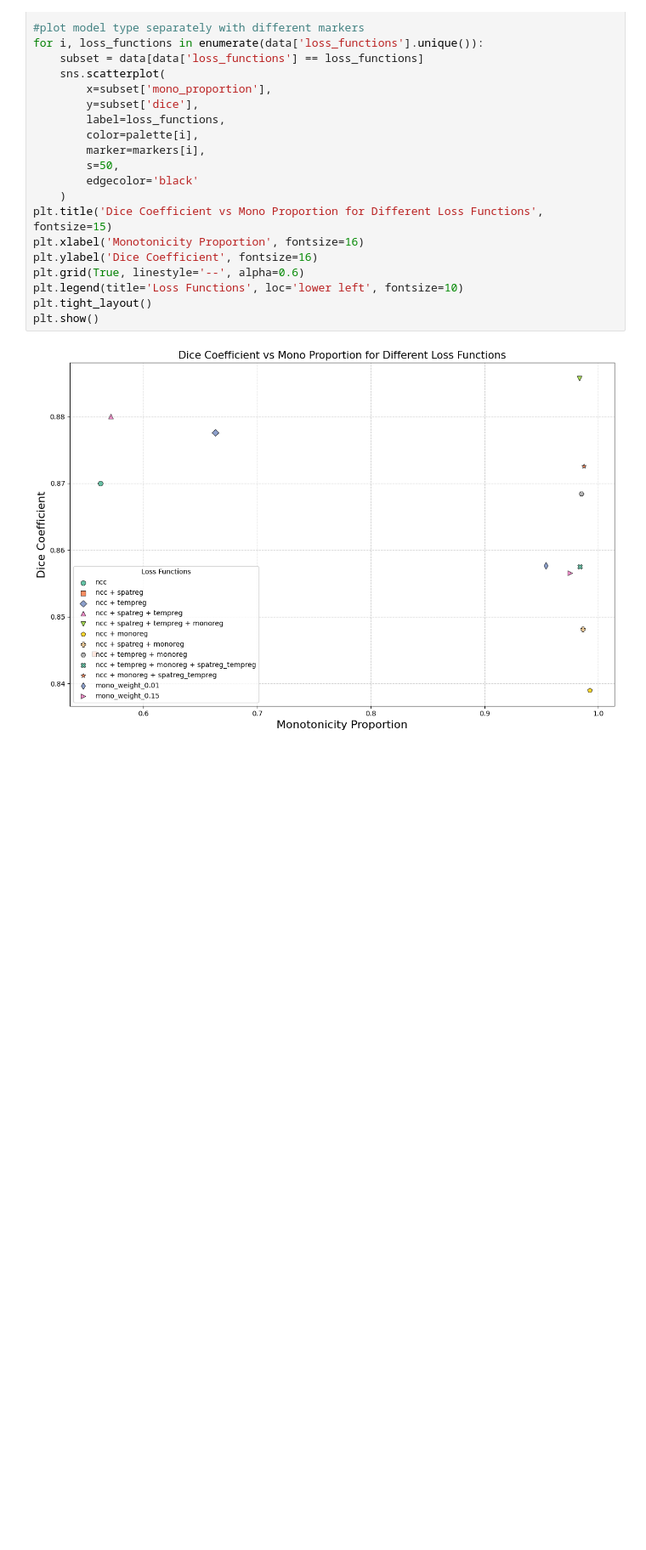
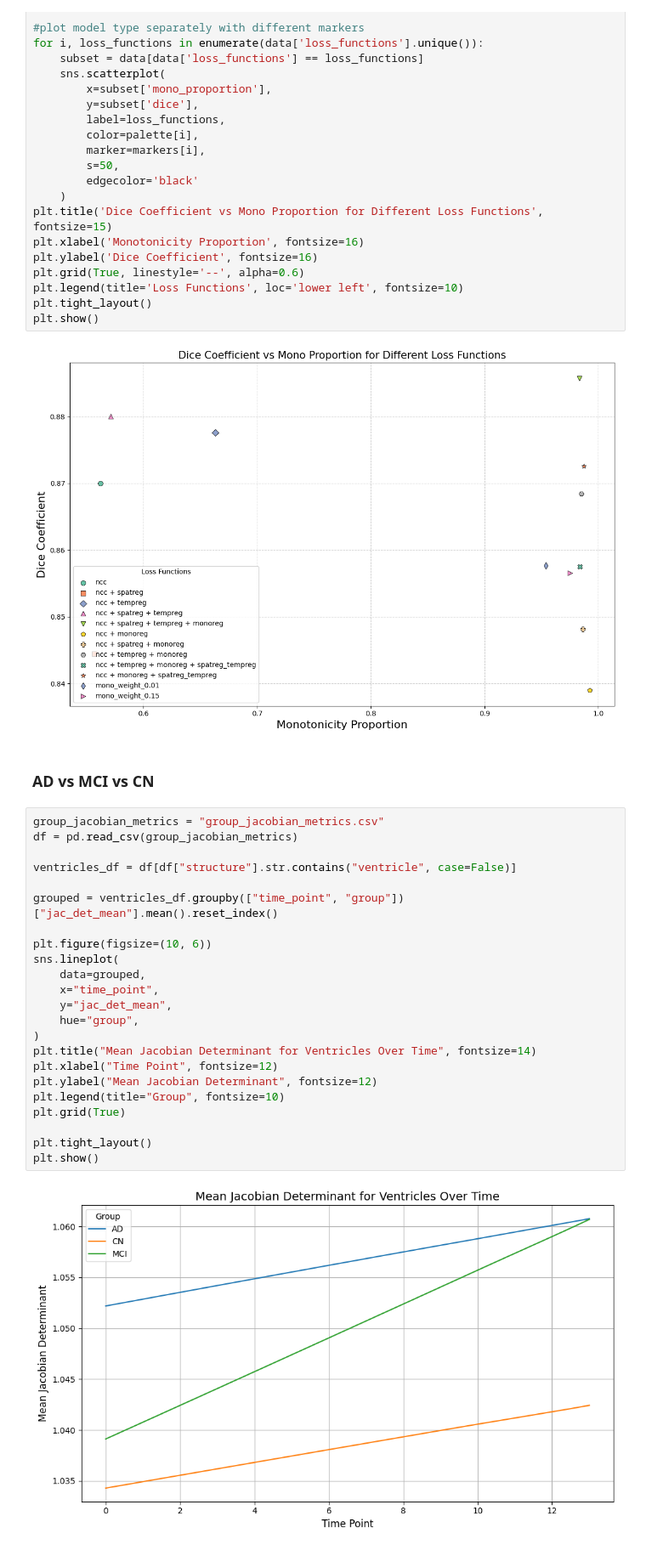
Before and after one commit to aisha-lawal/inrmorph, a Jupyter notebook: eval/script.ipynb, the cells around one changed output. Shown: that part at 85% size. Saved outputs shown, nothing was run; the diff lists cells and outputs as text; blank space fills up the shorter version.

```diff
--- a/eval/script.ipynb
+++ b/eval/script.ipynb
@@ -52,3 +52,30 @@ plt.tight_layout()
 plt.show()
 # %% [output]
 [figure]
+# %% [markdown]
+### AD vs MCI vs CN
+# %%
+group_jacobian_metrics = "group_jacobian_metrics.csv"
+df = pd.read_csv(group_jacobian_metrics)
+
+ventricles_df = df[df["structure"].str.contains("ventricle", case=False)]
+
+grouped = ventricles_df.groupby(["time_point", "group"])["jac_det_mean"].mean().reset_index()
+
+plt.figure(figsize=(10, 6))
+sns.lineplot(
+    data=grouped,
+    x="time_point",
+    y="jac_det_mean",
+    hue="group",
+)
+plt.title("Mean Jacobian Determinant for Ventricles Over Time", fontsize=14)
+plt.xlabel("Time Point", fontsize=12)
+plt.ylabel("Mean Jacobian Determinant", fontsize=12)
+plt.legend(title="Group", fontsize=10)
+plt.grid(True)
+
+plt.tight_layout()
+plt.show()
+# %% [output]
+[figure, added]
```
Also changed, not shown: parts of 1 cell of this notebook.
